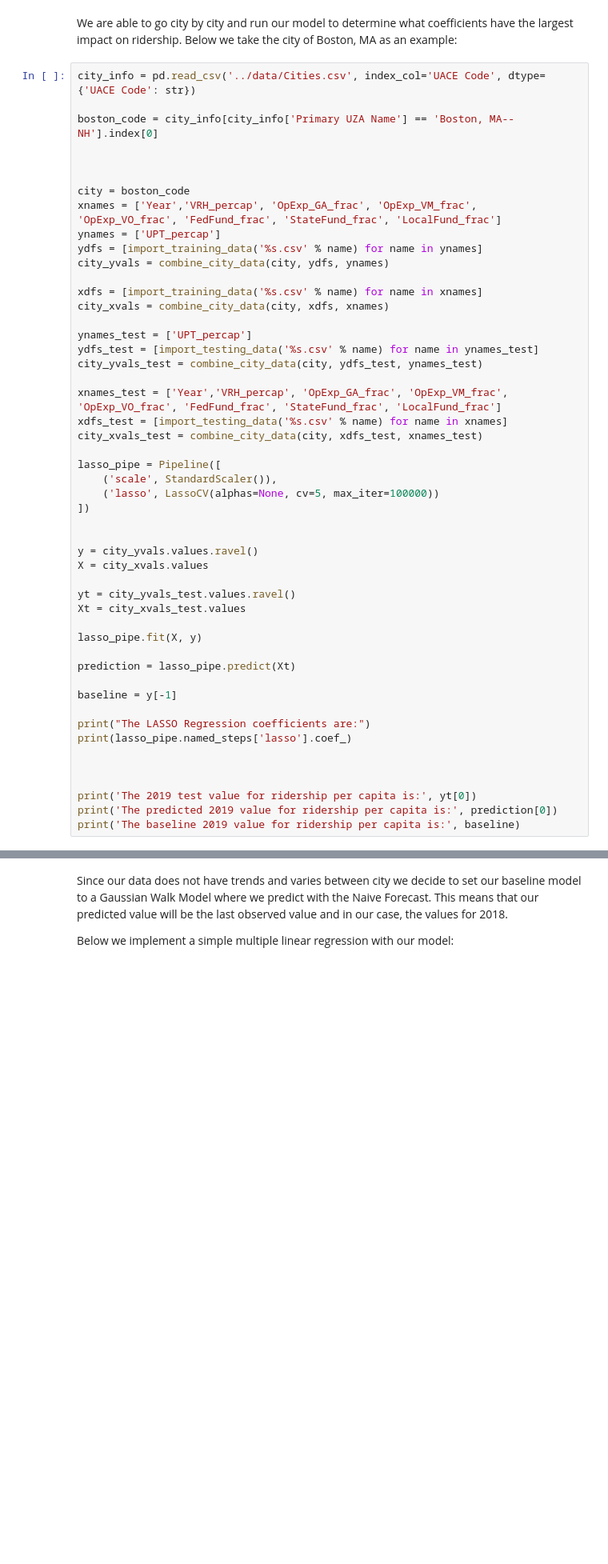
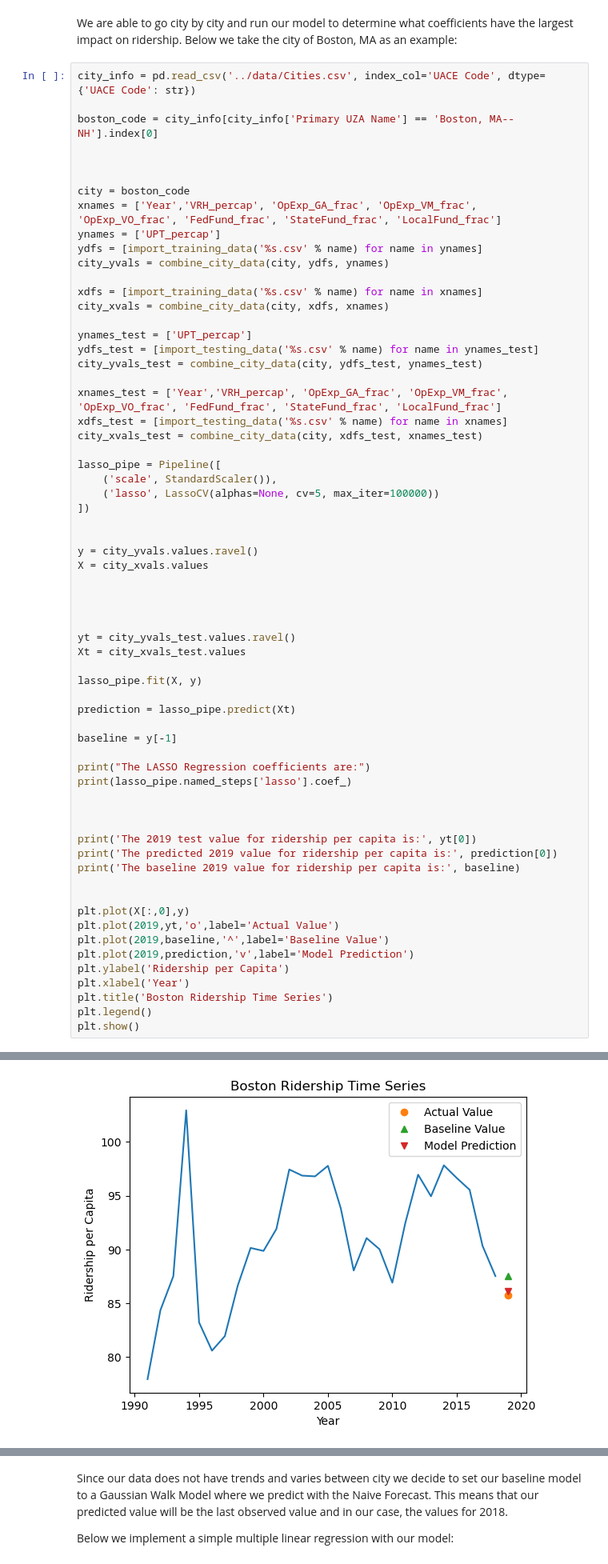
Before and after one commit to lodubay/transit-ridership, a Jupyter notebook: src/City_Specific_Model.ipynb, the cells around one changed output, grey strips where cells are left out. Shown: that part at 80% size. Drawn from its saved outputs; the diff is of its cells as text; blank space fills up the shorter version.

```diff
--- a/src/City_Specific_Model.ipynb
+++ b/src/City_Specific_Model.ipynb
@@ -168,31 +169,46 @@ lasso_pipe = Pipeline([
 ])
 
 
 y = city_yvals.values.ravel()
 X = city_xvals.values
 
+
+
+
 yt = city_yvals_test.values.ravel()
 Xt = city_xvals_test.values
 
 lasso_pipe.fit(X, y)
 
 prediction = lasso_pipe.predict(Xt)
 
 baseline = y[-1]
 
 print("The LASSO Regression coefficients are:")
 print(lasso_pipe.named_steps['lasso'].coef_)
 
 
 
 print('The 2019 test value for ridership per capita is:', yt[0])
 print('The predicted 2019 value for ridership per capita is:', prediction[0])
 print('The baseline 2019 value for ridership per capita is:', baseline)
+
+
+plt.plot(X[:,0],y)
+plt.plot(2019,yt,'o',label='Actual Value')
+plt.plot(2019,baseline,'^',label='Baseline Value')
+plt.plot(2019,prediction,'v',label='Model Prediction')
+plt.ylabel('Ridership per Capita')
+plt.xlabel('Year')
+plt.title('Boston Ridership Time Series')
+plt.legend()
+plt.show()
 # %% [output]
 The LASSO Regression coefficients are:
 [ 0.          0.         -0.          2.36591067 -0.         -1.63189154
   0.         -0.12087528]
 The 2019 test value for ridership per capita is: 85.77659053029521
 The predicted 2019 value for ridership per capita is: 86.113952908055
 The baseline 2019 value for ridership per capita is: 87.52108901101407
+[figure, added]
 # %% [markdown]
```
Also changed, not shown: parts of 4 cells of this notebook, 1 other file.
